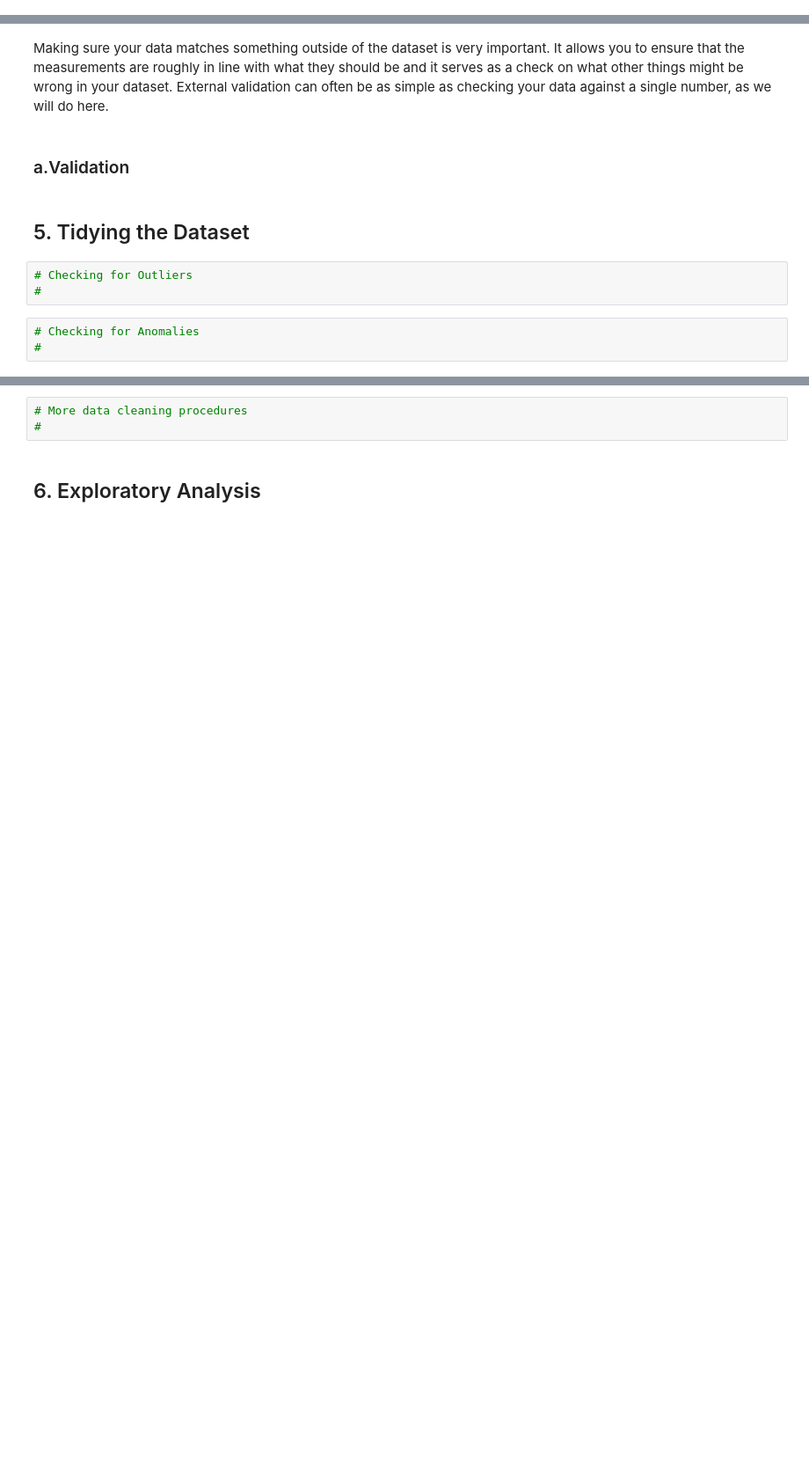
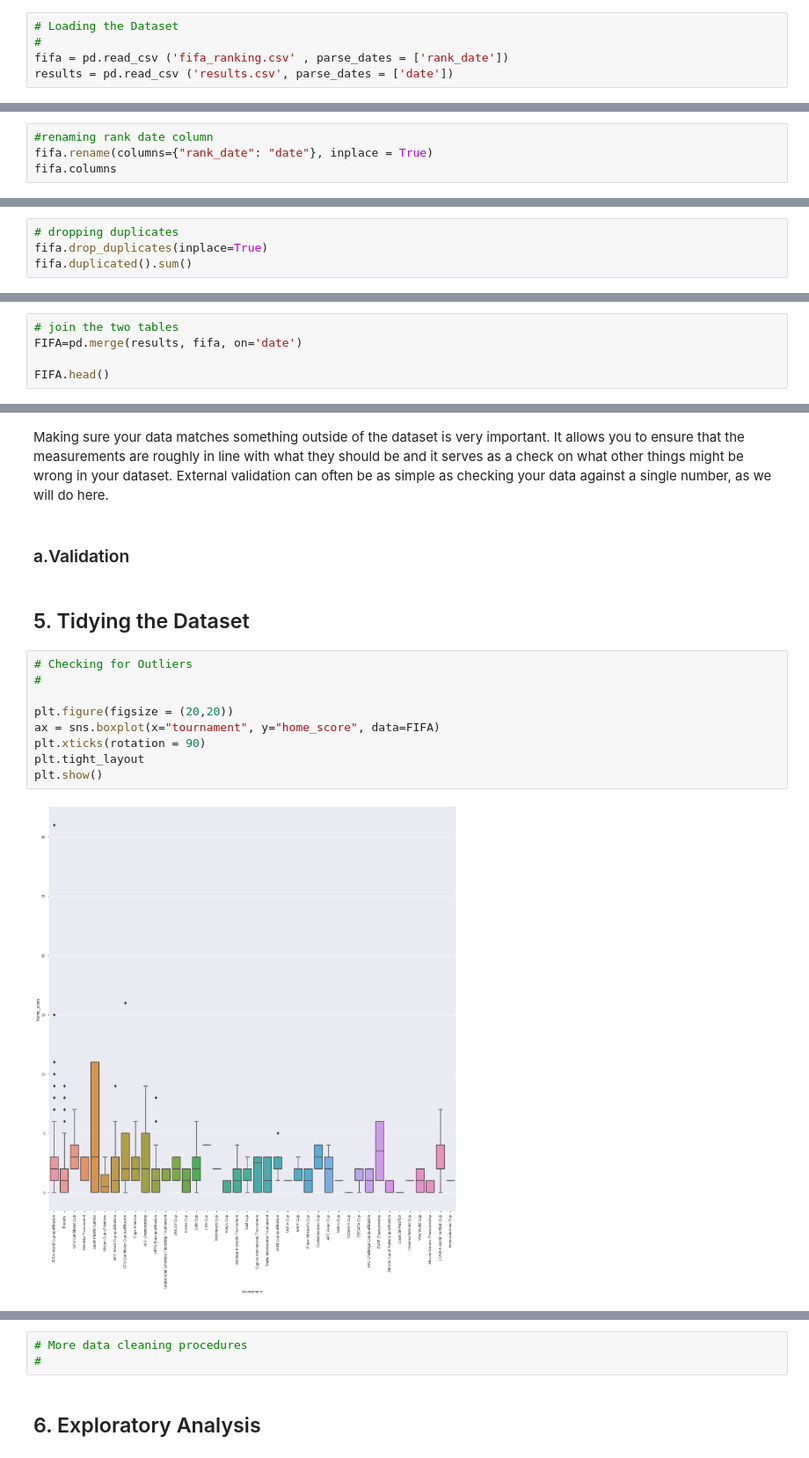
Before and after one commit to StephanieO-jpg/Fifa-IP6, a Jupyter notebook: Supervised_Learning_with_Exploratory_Data_Analysis_for_Mchezopesa_Limited.ipynb, the cells around one changed output, grey strips where cells are left out. Shown at 88% size. Cells and saved outputs as stored; diff of their text form; blank space fills up the shorter version.

```diff
--- a/Supervised_Learning_with_Exploratory_Data_Analysis_for_Mchezopesa_Limited.ipynb
+++ b/Supervised_Learning_with_Exploratory_Data_Analysis_for_Mchezopesa_Limited.ipynb
@@ -24,0 +112,5 @@
+# %%
+# Loading the Dataset
+#
+fifa = pd.read_csv ('fifa_ranking.csv' , parse_dates = ['rank_date'])
+results = pd.read_csv ('results.csv', parse_dates = ['date'])
@@ -38,0 +320,4 @@
+# %%
+#renaming rank date column
+fifa.rename(columns={"rank_date": "date"}, inplace = True)
+fifa.columns
@@ -38,0 +340,4 @@
+# %%
+# dropping duplicates
+fifa.drop_duplicates(inplace=True)
+fifa.duplicated().sum()
@@ -38,0 +346,5 @@
+# %%
+# join the two tables
+FIFA=pd.merge(results, fifa, on='date')
+
+FIFA.head()
@@ -44,9 +367,14 @@ Making sure your data matches something outside of the dataset is very important
 ### a.Validation
 # %% [markdown]
 ## 5. Tidying the Dataset
-# %%
-# Checking for Outliers
-#
-# %%
-# Checking for Anomalies
-#
+# %%
+# Checking for Outliers
+#
+
+plt.figure(figsize = (20,20))
+ax = sns.boxplot(x="tournament", y="home_score", data=FIFA)
+plt.xticks(rotation = 90)
+plt.tight_layout
+plt.show()
+# %% [output]
+[figure, added]
```
Also changed, not shown: parts of 90 cells of this notebook.
